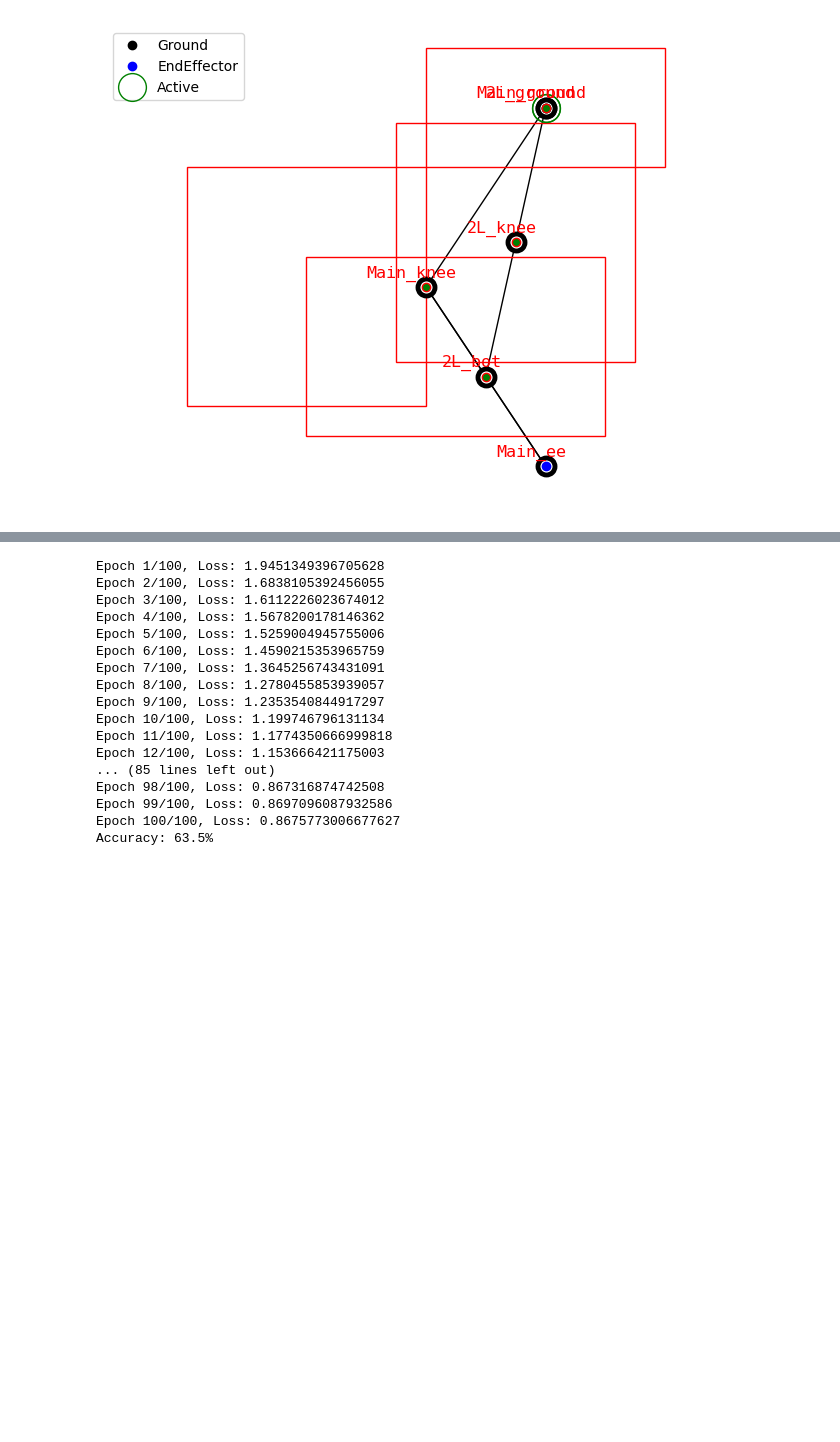
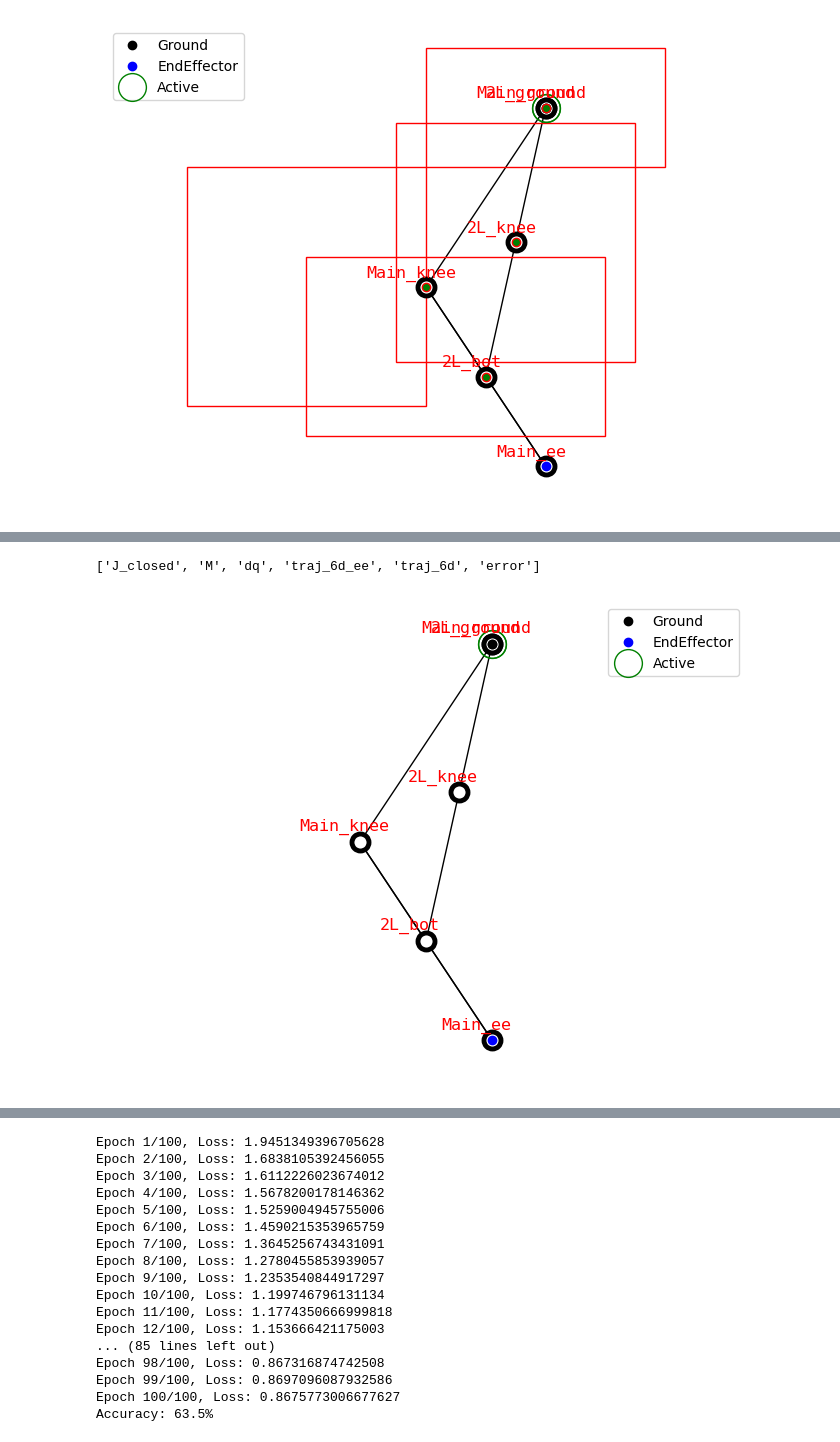
Before and after one commit to LicAiBeerLab/auto-robotics-design, a Jupyter notebook: testing_ground/sampler/main.ipynb, the cells around one changed output, grey strips where cells are left out. Cells and saved outputs as stored; diff of their text form; code cells hidden in the pictures; blank space fills up the shorter version.

```diff
--- a/testing_ground/sampler/main.ipynb
+++ b/testing_ground/sampler/main.ipynb
@@ -61,0 +116,8 @@ y = data['classes']
+# %%
+list(res_dict_fixed.keys())
+# %% [output]
+['J_closed', 'M', 'dq', 'traj_6d_ee', 'traj_6d', 'error']
+# %%
+draw_joint_point(graph)
+# %% [output]
+[figure, added]
```
Also changed, not shown: parts of 11 cells of this notebook, 3 other files.
